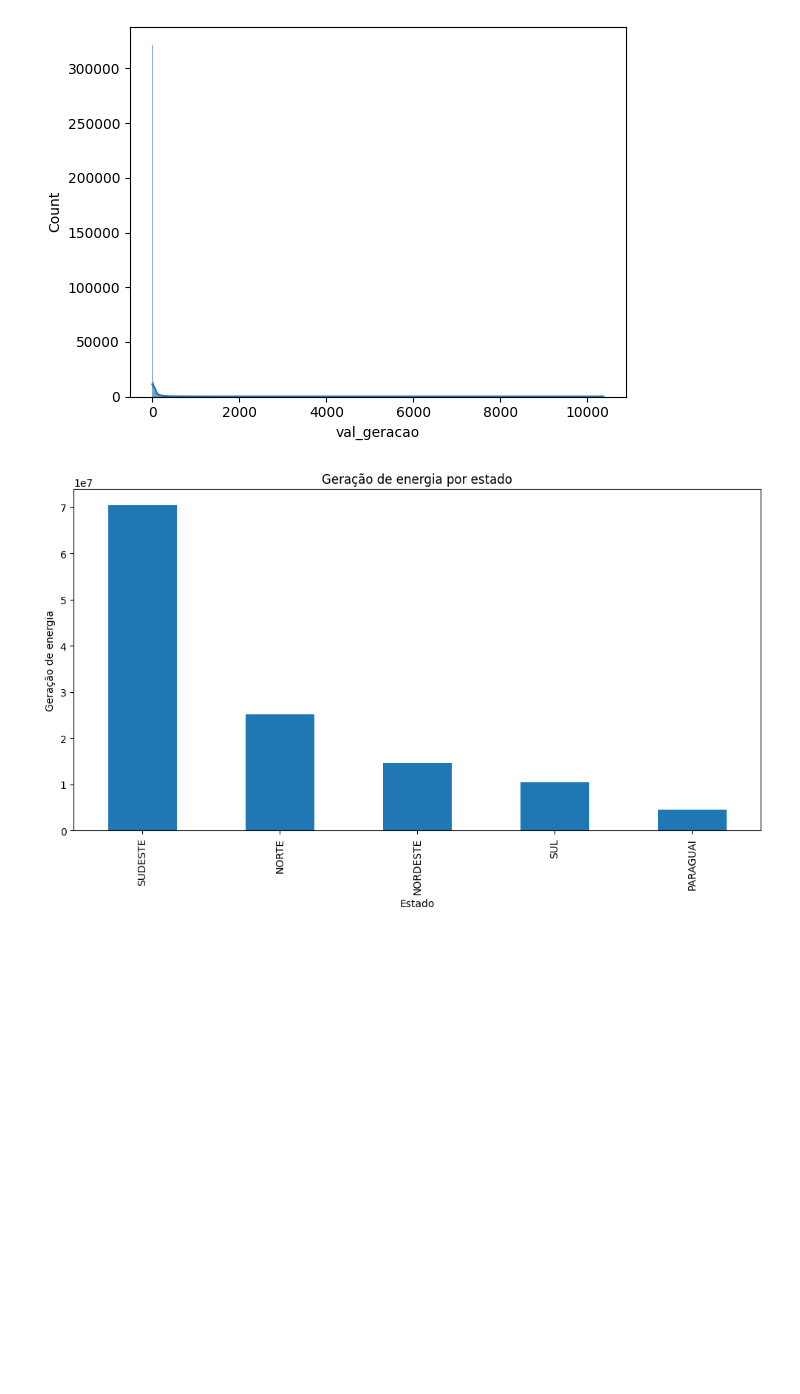
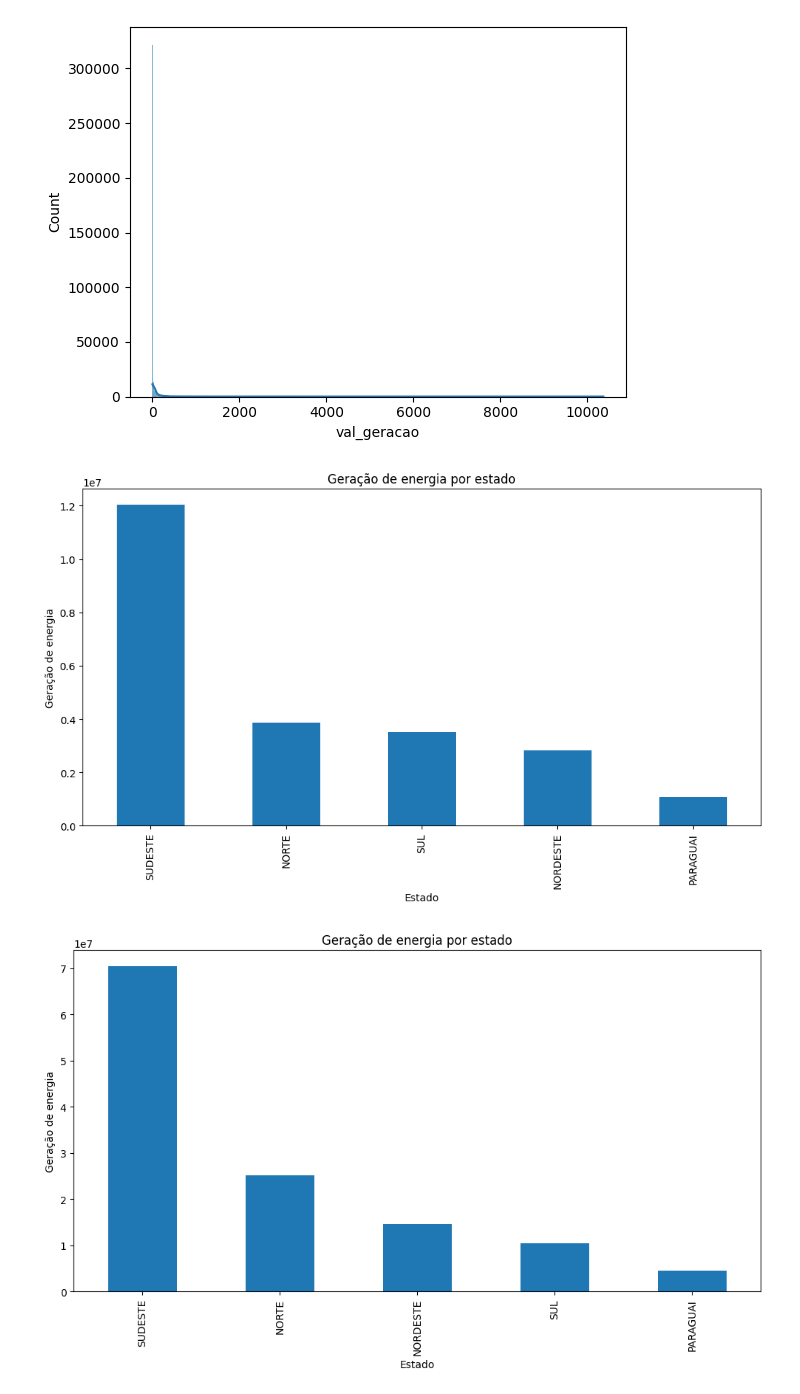
Before and after one commit to HelouiseDayane/Cienciasdedados, a Jupyter notebook: Projeto_Est_Geracao_Usina.ipynb, the cells around one changed output. Saved outputs shown, nothing was run; the diff lists cells and outputs as text; code cells hidden in the pictures; blank space fills up the shorter version.

```diff
--- a/Projeto_Est_Geracao_Usina.ipynb
+++ b/Projeto_Est_Geracao_Usina.ipynb
@@ -127,6 +226,19 @@ sns.histplot(data = df_20,
 # %% [output]
 <Axes: xlabel='val_geracao', ylabel='Count'>
 [figure]
+# %%
+# Agrupar os dados por estado e somar a quantidade de energia gerada
+geration_by_system1 = df_19.groupby('nom_subsistema')['val_geracao'].sum().sort_values(ascending=False)
+
+# Criar um gráfico de barras
+plt.figure(figsize=(12, 6))
+geration_by_system1.plot(kind='bar')
+plt.title('Geração de energia por estado')
+plt.xlabel('Estado')
+plt.ylabel('Geração de energia')
+plt.show()
+# %% [output]
+[figure, added]
 # %%
 # Agrupar os dados por estado e somar a quantidade de energia gerada
 geration_by_system = df_20.groupby('nom_subsistema')['val_geracao'].sum().sort_values(ascending=False)
```
Also changed, not shown: parts of 18 cells of this notebook.
